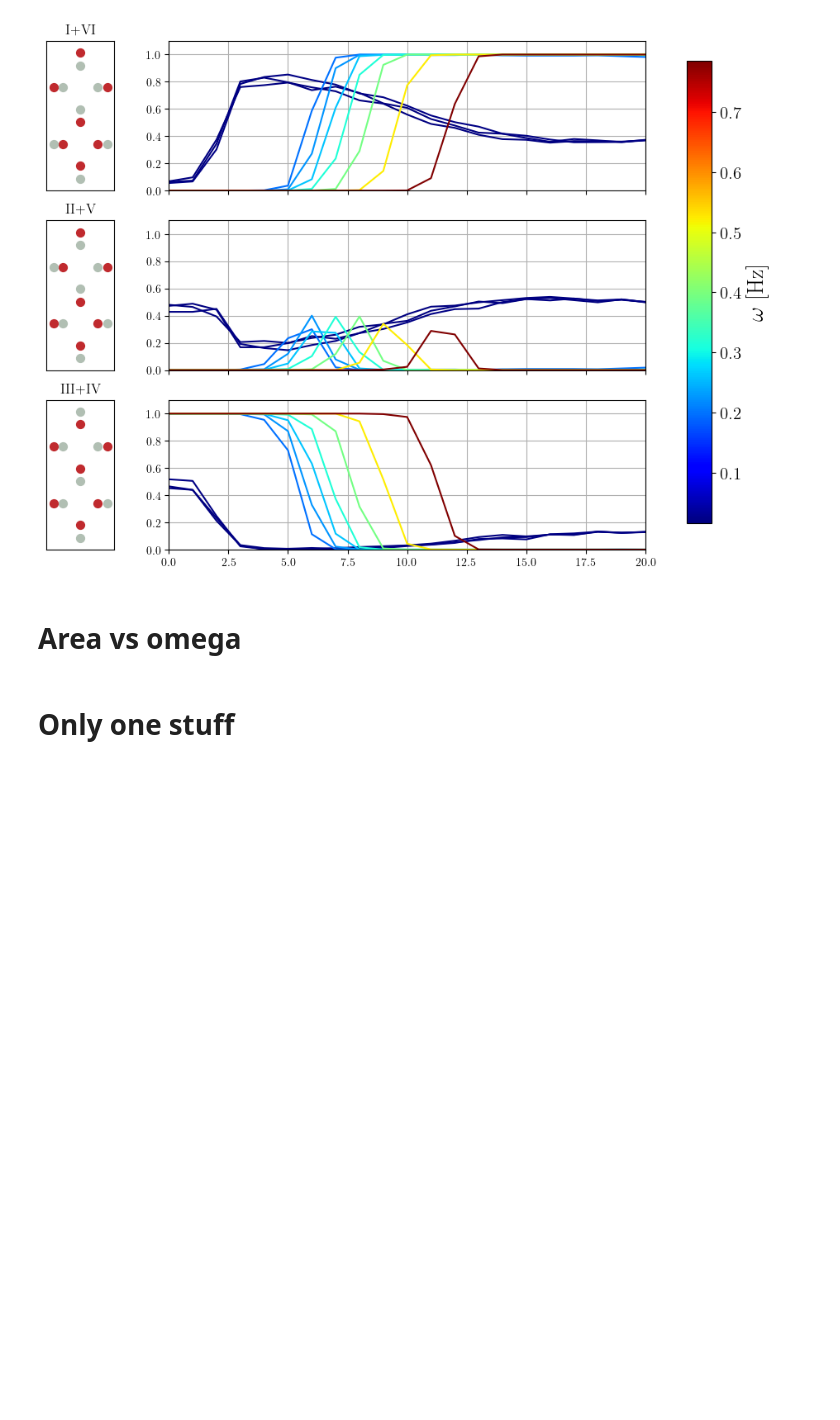
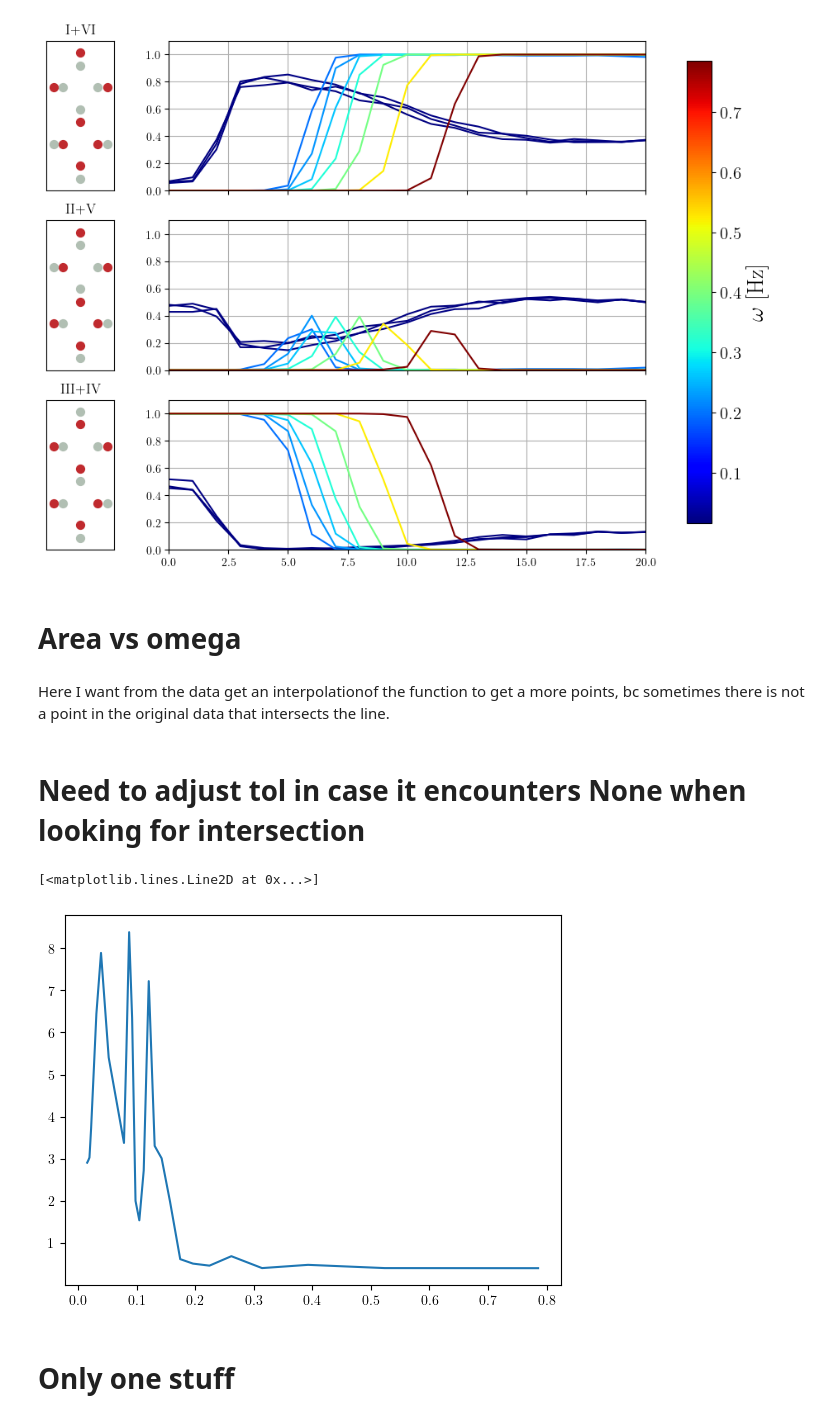
Before and after one commit to leogabac/reentrancy, a Jupyter notebook: src/notebooks/test11.ipynb, the cells around one changed output. Drawn from its saved outputs; the diff is of its cells as text; code cells hidden in the pictures; blank space fills up the shorter version.

Commit message:
area vs omega, incomplete

```diff
--- a/src/notebooks/test11.ipynb
+++ b/src/notebooks/test11.ipynb
@@ -219,3 +219,11 @@ plt.show()
 [figure]
 # %% [markdown]
 # Area vs omega
+# %%
+def get_intersection(fields,x):
+    last = x[-1]
+
+    for i,xi in enumerate(x[:-1]):
+        diff = np.abs(xi-last)
+        if diff<0.05:
+            return i
@@ -222,3 +240,47 @@ plt.show()
+# %%
+from scipy.interpolate import CubicSpline
+def smooth_mesh(x,y):
+    cs = CubicSpline(x,y)
+    newmesh = np.arange(0,21,0.1)
+    return newmesh, cs(newmesh)
+
+def smooth_areas(x,y):
+    newx, newy = smooth_mesh(x,y)
+    idx = get_intersection(newx,newy)
+
+    base = newx[-1]-newx[idx]
+    return np.trapz(newy[idx:],newx[idx:], dx=newx[1]-newx[0]) - base*newy[idx]
+# %%
+IpVI = dict()
+IIpV = dict()
+IIIpIV = dict()
+
+for w, cdf_omega in raw_data.groupby('omega'):
+    cdf_last = cdf_omega.xs(omega_time[w],level='time').sort_index()
+
+    field = cdf_last.index.get_level_values('field').to_list()
+    IpVI[w] = (cdf_last.I + cdf_last.VI).to_list()
+    IIpV[w] = (cdf_last.I + cdf_last.VI).to_list()
+    IIIpIV[w] = (cdf_last.I + cdf_last.VI).to_list()
+# %% [markdown]
+Here I want from the data get an interpolationof the function to get a more points, bc sometimes there is not a point in the original data that intersects the line.
+# %%
+omegas = list(IpVI.keys())
+fields = raw_data.index.get_level_values('field').unique().to_list()
+fields = np.sort(fields)
+test = IpVI[omegas[-1]]
+
+areas = [smooth_areas(fields,IpVI[w]) for w in omegas[:-1]]
+
+#idx = get_intersection(fields, test)
+#idx
+# %% [markdown]
+# Need to adjust tol in case it encounters None when looking for intersection
+# %%
+plt.plot(omegas[:-1],areas)
+# %% [output]
+[<matplotlib.lines.Line2D at 0x...>]
+[figure, added]
 # %% [markdown]
 # Only one stuff
 # %%
```
Also changed, not shown: parts of 1 cell of this notebook.
